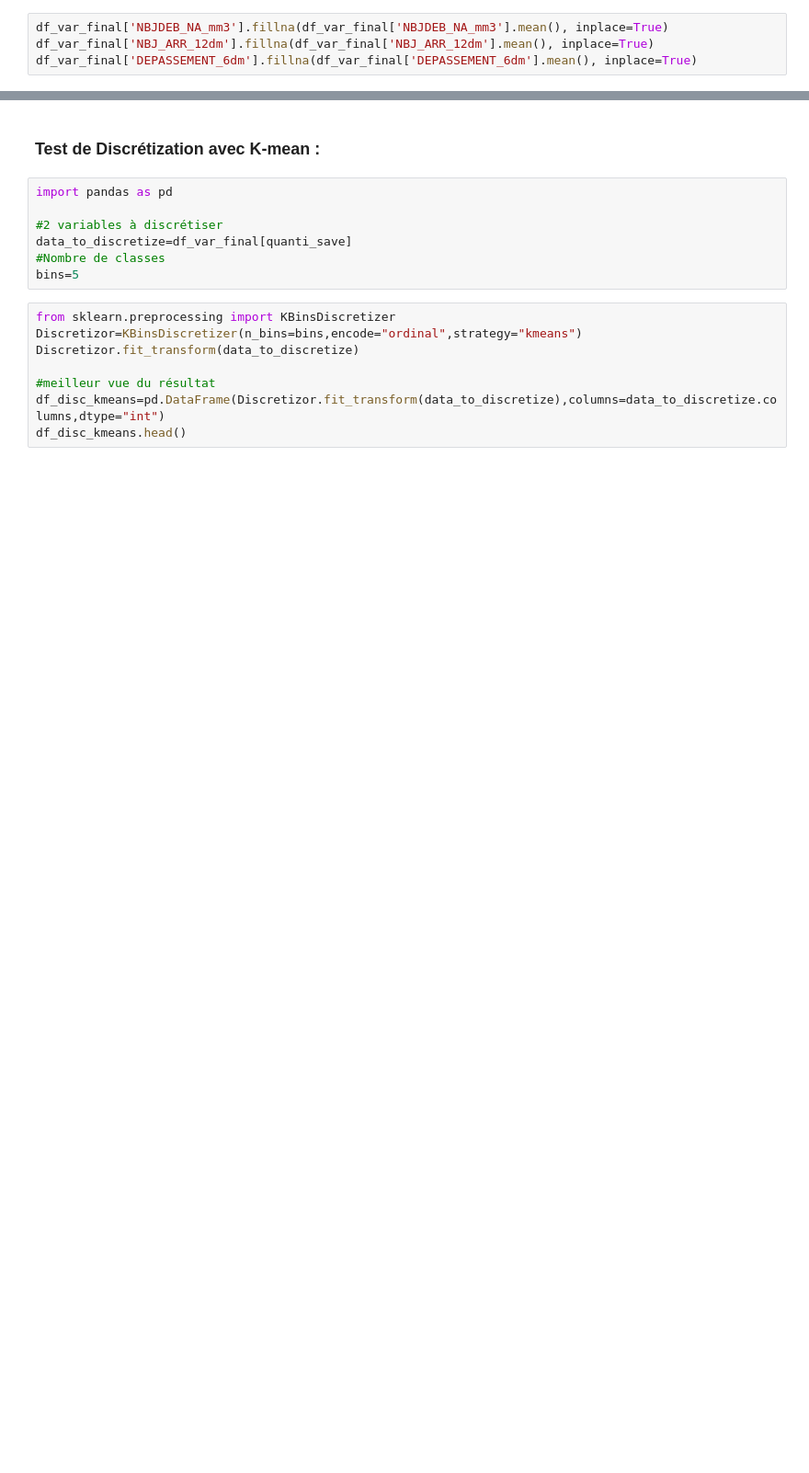
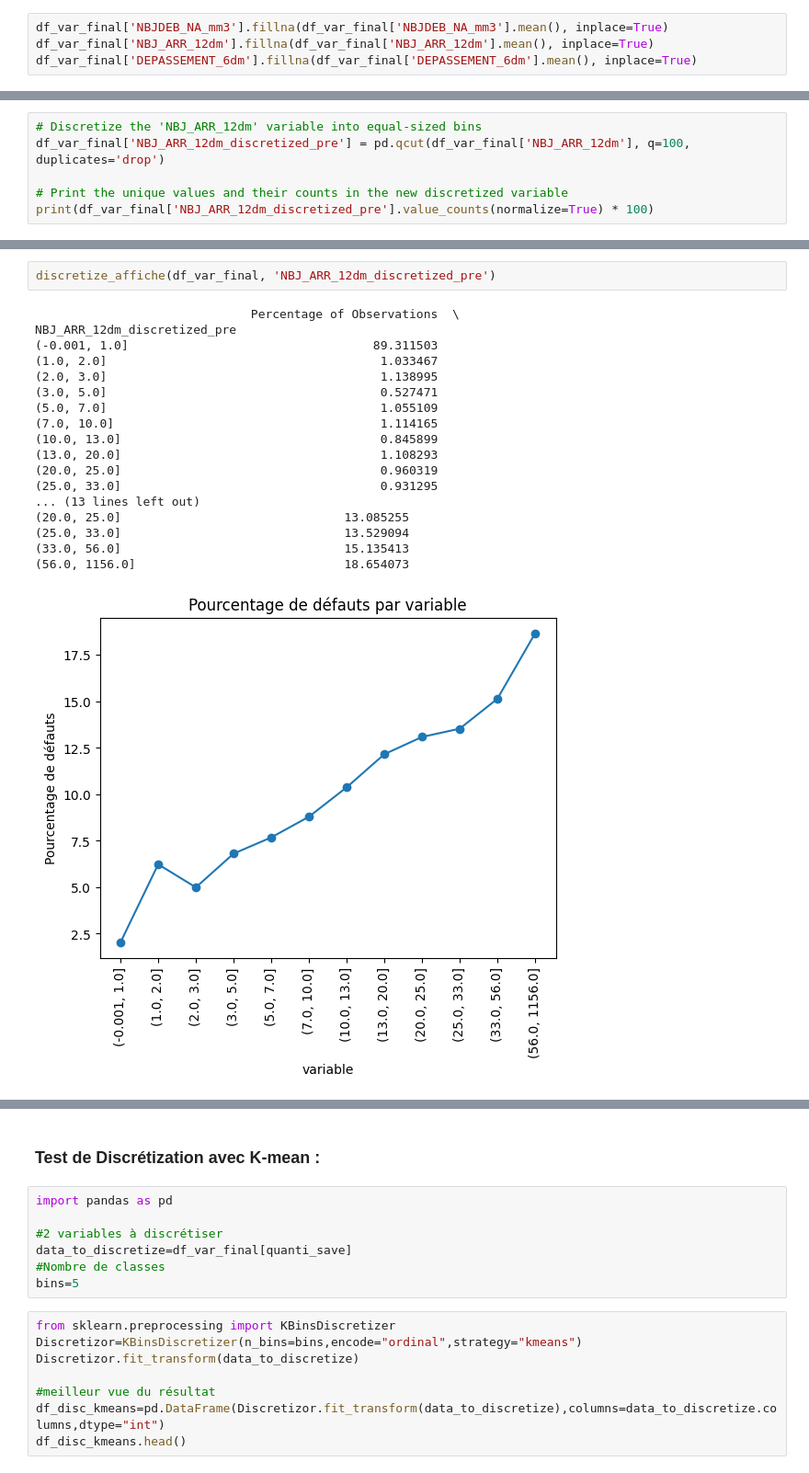
Before and after one commit to ceddx/projet-scoring, a Jupyter notebook: projet_scoring_ced.ipynb, the cells around one changed output, grey strips where cells are left out. Shown at 92% size. Saved outputs shown, nothing was run; the diff lists cells and outputs as text; blank space fills up the shorter version.

```diff
--- a/projet_scoring_ced.ipynb
+++ b/projet_scoring_ced.ipynb
@@ -1149,0 +1304,6 @@ Name: count, dtype: int64
+# %%
+# Discretize the 'NBJ_ARR_12dm' variable into equal-sized bins
+df_var_final['NBJ_ARR_12dm_discretized_pre'] = pd.qcut(df_var_final['NBJ_ARR_12dm'], q=100, duplicates='drop')
+
+# Print the unique values and their counts in the new discretized variable
+print(df_var_final['NBJ_ARR_12dm_discretized_pre'].value_counts(normalize=True) * 100)
@@ -1149,0 +1325,21 @@ Name: count, dtype: int64
+# %%
+discretize_affiche(df_var_final, 'NBJ_ARR_12dm_discretized_pre')
+# %% [output]
+                              Percentage of Observations  \
+NBJ_ARR_12dm_discretized_pre
+(-0.001, 1.0]                                  89.311503
+(1.0, 2.0]                                      1.033467
+(2.0, 3.0]                                      1.138995
+(3.0, 5.0]                                      0.527471
+(5.0, 7.0]                                      1.055109
+(7.0, 10.0]                                     1.114165
+(10.0, 13.0]                                    0.845899
+(13.0, 20.0]                                    1.108293
+(20.0, 25.0]                                    0.960319
+(25.0, 33.0]                                    0.931295
+... (13 lines left out)
+(20.0, 25.0]                               13.085255
+(25.0, 33.0]                               13.529094
+(33.0, 56.0]                               15.135413
+(56.0, 1156.0]                             18.654073
+[figure, added]
```
Also changed, not shown: parts of 30 cells of this notebook.
